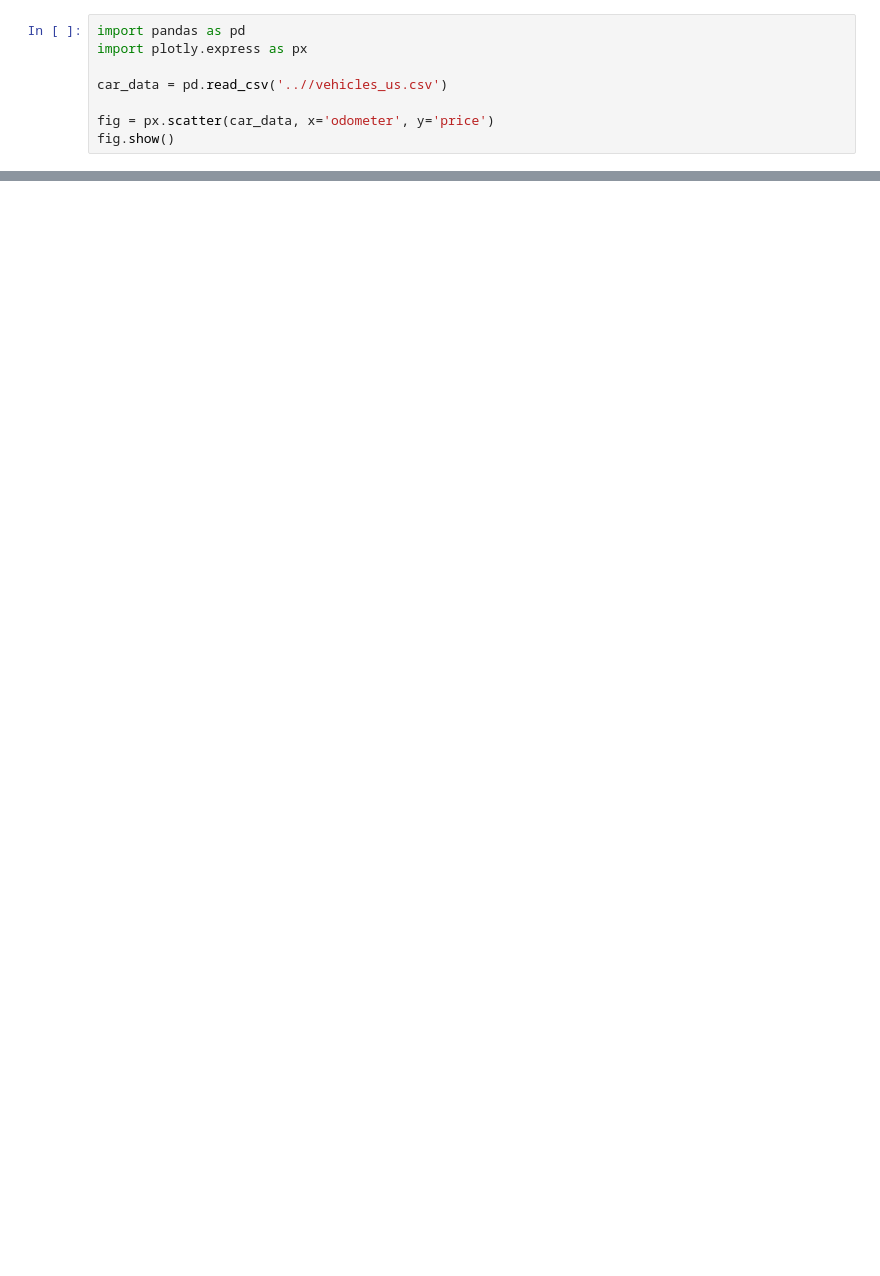
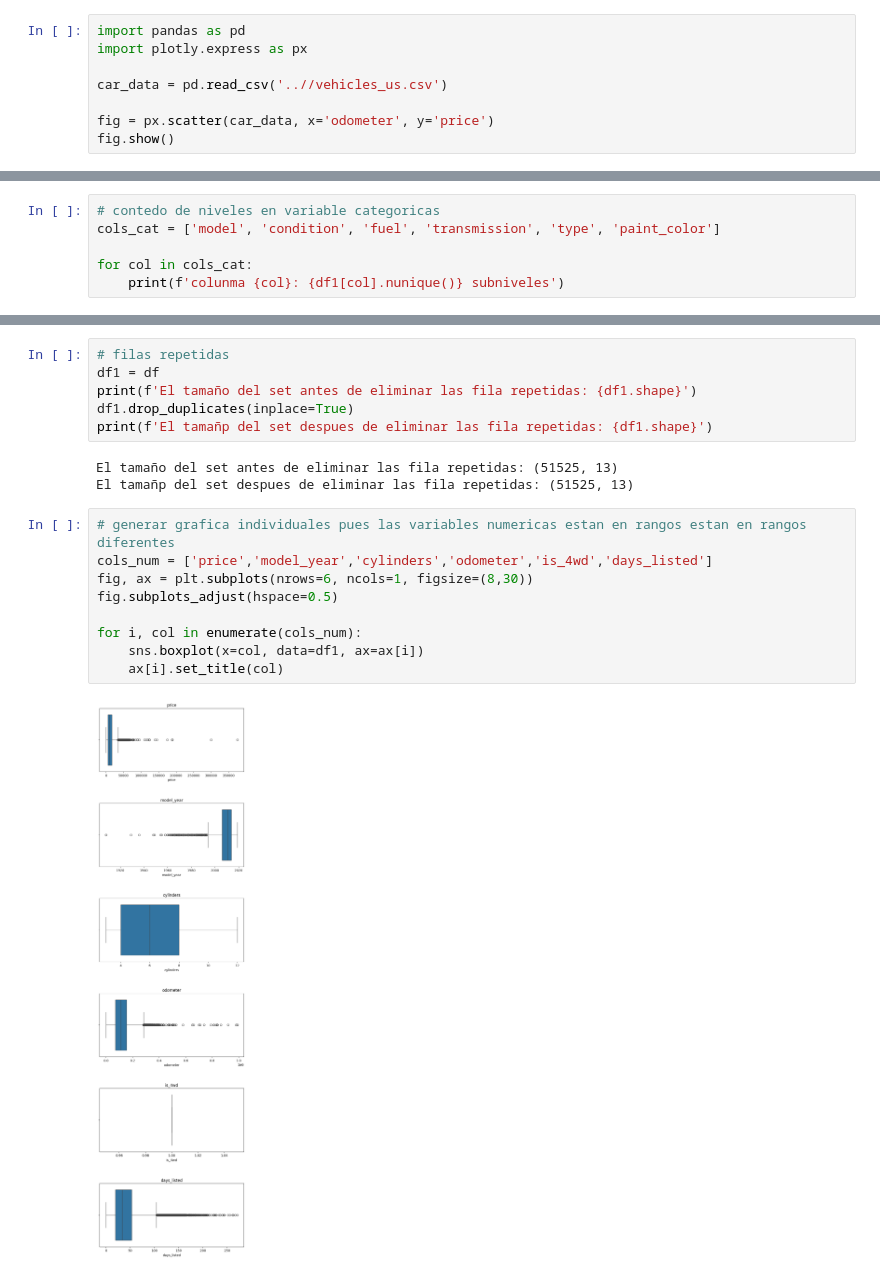
Before and after one commit to eliudduno/proyecto_sp6, a Jupyter notebook: notebooks/EDA.ipynb, the cells around one changed output, grey strips where cells are left out. Drawn from its saved outputs; the diff is of its cells as text; blank space fills up the shorter version.

Commit message:
se implemento la importacion de varias librerias, aemas de leer el datasets, tambien se realizaron algunas pruebas de impresiones de graficos

```diff
--- a/notebooks/EDA.ipynb
+++ b/notebooks/EDA.ipynb
@@ -26,0 +73,6 @@ df.head()
+# %%
+# contedo de niveles en variable categoricas
+cols_cat = ['model', 'condition', 'fuel', 'transmission', 'type', 'paint_color']
+
+for col in cols_cat:
+    print(f'colunma {col}: {df1[col].nunique()} subniveles')
@@ -26,0 +98,20 @@ df.head()
+# %%
+# filas repetidas
+df1 = df
+print(f'El tamaño del set antes de eliminar las fila repetidas: {df1.shape}')
+df1.drop_duplicates(inplace=True)
+print(f'El tamañp del set despues de eliminar las fila repetidas: {df1.shape}')
+# %% [output]
+El tamaño del set antes de eliminar las fila repetidas: (51525, 13)
+El tamañp del set despues de eliminar las fila repetidas: (51525, 13)
+# %%
+# generar grafica individuales pues las variables numericas estan en rangos estan en rangos diferentes
+cols_num = ['price','model_year','cylinders','odometer','is_4wd','days_listed']
+fig, ax = plt.subplots(nrows=6, ncols=1, figsize=(8,30))
+fig.subplots_adjust(hspace=0.5)
+
+for i, col in enumerate(cols_num):
+    sns.boxplot(x=col, data=df1, ax=ax[i])
+    ax[i].set_title(col)
+# %% [output]
+[figure, added]
```
Also changed, not shown: parts of 7 cells of this notebook.
